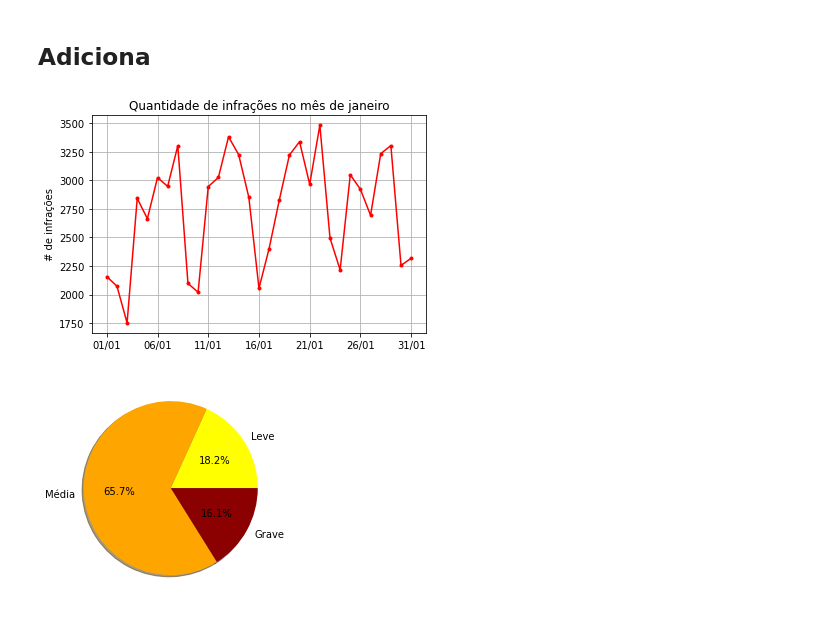
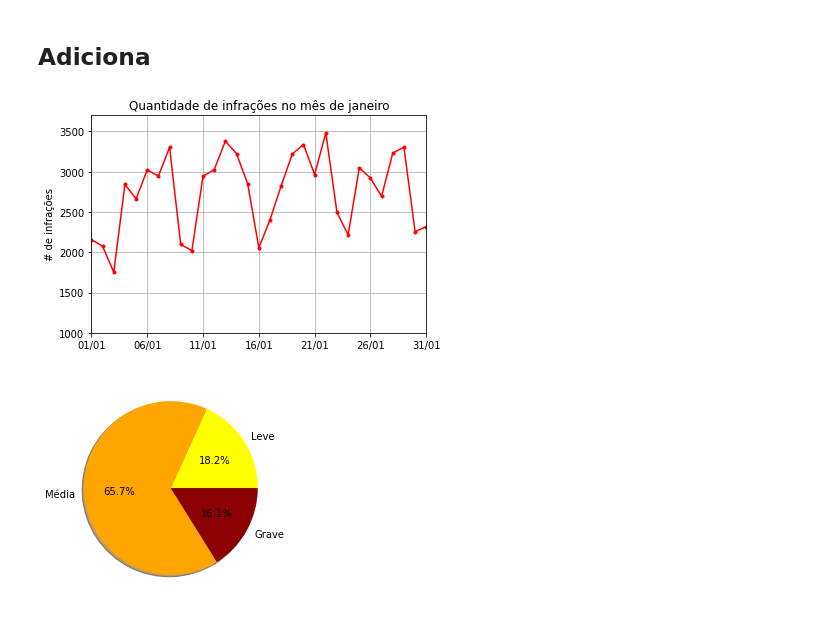
Before and after one commit to VictorDMe/dados_brasilia, a Jupyter notebook: infracoes-jan-brasilia/infracoes-jan.ipynb, the cells around one changed output. Saved outputs shown, nothing was run; the diff lists cells and outputs as text; code cells hidden in the pictures.

```diff
--- a/infracoes-jan-brasilia/infracoes-jan.ipynb
+++ b/infracoes-jan-brasilia/infracoes-jan.ipynb
@@ -63,18 +63,19 @@ for valor in gravidades:
 # %%
 plt.plot(data, contador_data,
          color='red',
          marker='.',
          linestyle='solid')
 
 plt.title('Quantidade de infrações no mês de janeiro')
 plt.grid()
 plt.xticks(np.arange(0, len(data), 5))
 plt.ylabel('# de infrações')
+plt.axis(['01/01', '31/01', 1000, 3700])
 plt.draw()
 plt.savefig('quantidade-infracoes-janeiro', dpi=150)
 plt.show()
 # %% [output]
-[figure, old version]
+[figure, new version]
 # %%
 plt.pie(porcentagem_g, labels=gravidades,
         colors=['yellow', 'orange', 'darkred'],
```
Also changed, not shown: 3 other files.
